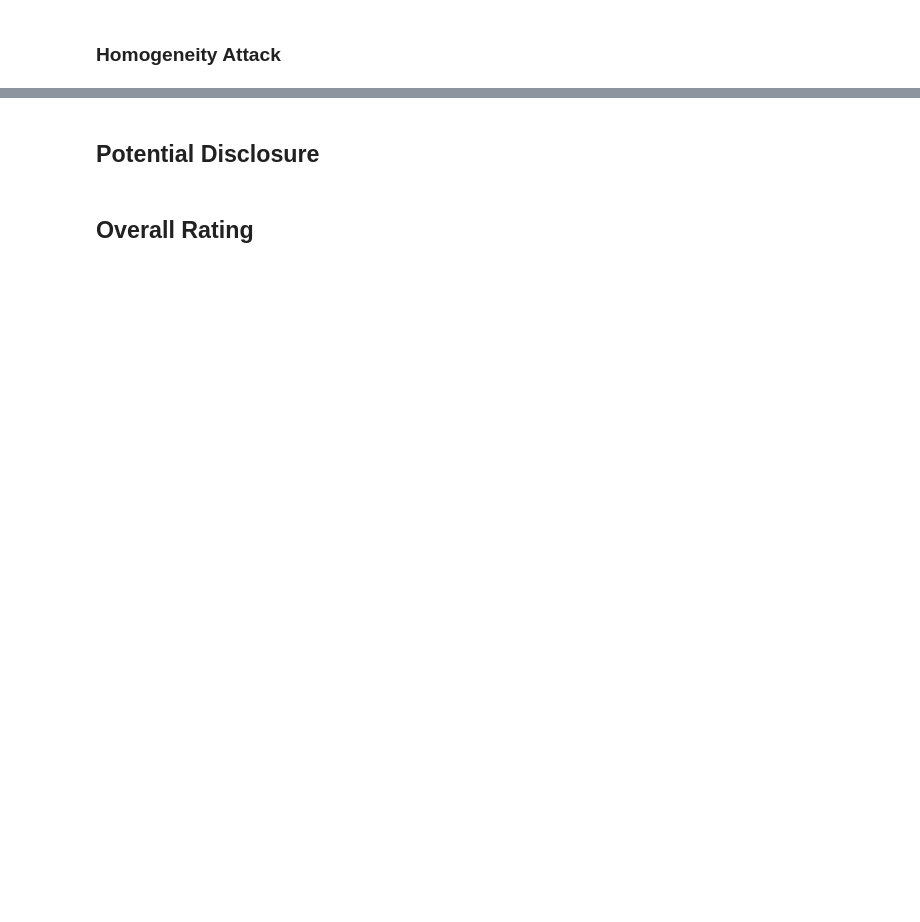
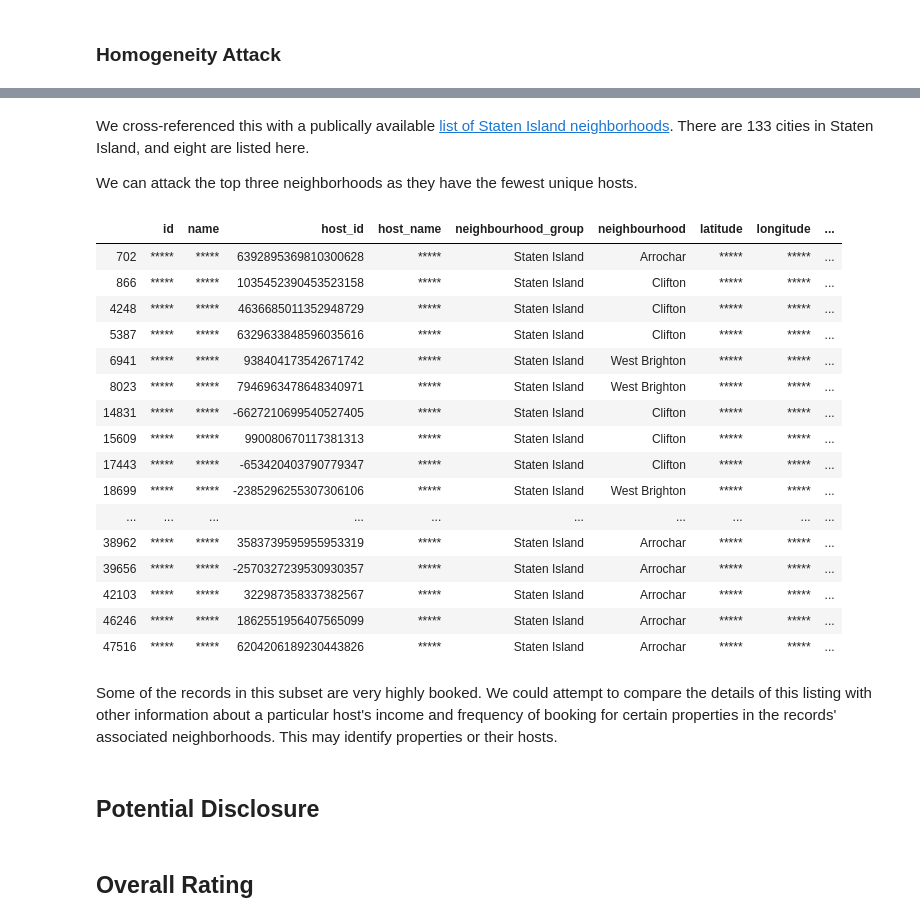
Before and after one commit to bevvvvv/DS300Project, a Jupyter notebook: Dicicco_Sepich/ProjectCritiqueDiciccoSepich.ipynb, the cells around one changed output, grey strips where cells are left out. Saved outputs shown, nothing was run; the diff lists cells and outputs as text; code cells hidden in the pictures; blank space fills up the shorter version.

```diff
--- a/Dicicco_Sepich/ProjectCritiqueDiciccoSepich.ipynb
+++ b/Dicicco_Sepich/ProjectCritiqueDiciccoSepich.ipynb
@@ -43,3 +99,34 @@ My first reaction was that hashing the host_id is counteractive to the k-anonymi
+# %% [markdown]
+We cross-referenced this with a publically available [list of Staten Island neighborhoods](https://en.wikipedia.org/wiki/List_of_Staten_Island_neighborhoods). There are 133 cities in Staten Island, and eight are listed here.
+
+We can attack the top three neighborhoods as they have the fewest unique hosts.
+# %%
+anon_data_uniquesub[
+    (anon_data_uniquesub['neighbourhood'] == 'West Brighton')
+    | (anon_data_uniquesub['neighbourhood'] == 'Clifton')
+    | (anon_data_uniquesub['neighbourhood'] == 'Arrochar')
+]
+# %% [output]
+|  | id | name | host_id | host_name | neighbourhood_group | neighbourhood | latitude | longitude | ... |
+| 702 | ***** | ***** | 6392895369810300628 | ***** | Staten Island | Arrochar | ***** | ***** | ... |
+| 866 | ***** | ***** | 1035452390453523158 | ***** | Staten Island | Clifton | ***** | ***** | ... |
+| 4248 | ***** | ***** | 4636685011352948729 | ***** | Staten Island | Clifton | ***** | ***** | ... |
+| 5387 | ***** | ***** | 6329633848596035616 | ***** | Staten Island | Clifton | ***** | ***** | ... |
+| 6941 | ***** | ***** | 938404173542671742 | ***** | Staten Island | West Brighton | ***** | ***** | ... |
+| 8023 | ***** | ***** | 7946963478648340971 | ***** | Staten Island | West Brighton | ***** | ***** | ... |
+| 14831 | ***** | ***** | -6627210699540527405 | ***** | Staten Island | Clifton | ***** | ***** | ... |
+| 15609 | ***** | ***** | 990080670117381313 | ***** | Staten Island | Clifton | ***** | ***** | ... |
+| 17443 | ***** | ***** | -653420403790779347 | ***** | Staten Island | Clifton | ***** | ***** | ... |
+| 18699 | ***** | ***** | -2385296255307306106 | ***** | Staten Island | West Brighton | ***** | ***** | ... |
+| ... | ... | ... | ... | ... | ... | ... | ... | ... | ... |
+| 38962 | ***** | ***** | 3583739595955953319 | ***** | Staten Island | Arrochar | ***** | ***** | ... |
+| 39656 | ***** | ***** | -2570327239530930357 | ***** | Staten Island | Arrochar | ***** | ***** | ... |
+| 42103 | ***** | ***** | 322987358337382567 | ***** | Staten Island | Arrochar | ***** | ***** | ... |
+| 46246 | ***** | ***** | 1862551956407565099 | ***** | Staten Island | Arrochar | ***** | ***** | ... |
+| 47516 | ***** | ***** | 6204206189230443826 | ***** | Staten Island | Arrochar | ***** | ***** | ... |
+# %% [markdown]
+Some of the records in this subset are very highly booked. We could attempt to compare the details of this listing with other information about a particular host's income and frequency of booking for certain properties in the records' associated neighborhoods.
+This may identify properties or their hosts.
 # %% [markdown]
 ## Potential Disclosure
 # %% [markdown]
```
Also changed, not shown: parts of 10 cells of this notebook.
